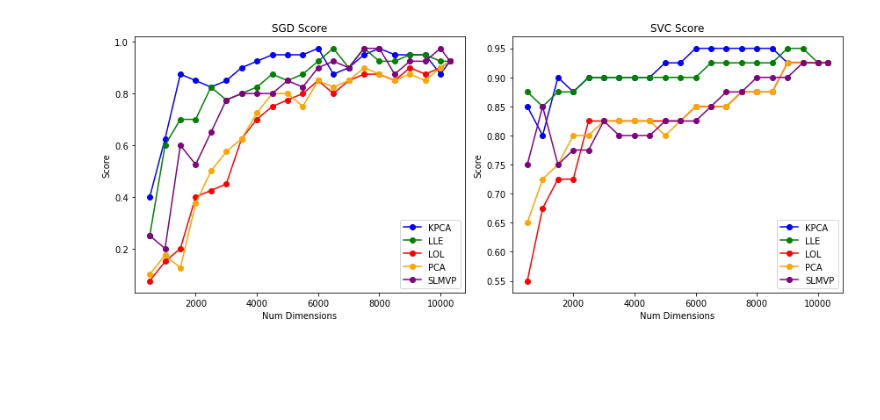
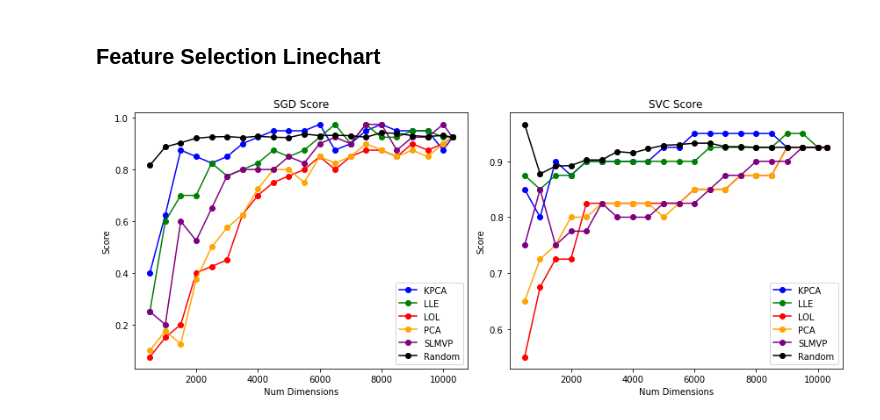
Before and after one commit to miguelangel43/xai-dimensionality-reduction-paper, a Jupyter notebook: notebooks/02.4-orl_feature_selection.ipynb, the cells around one changed output. Drawn from its saved outputs; the diff is of its cells as text; code cells hidden in the pictures; blank space fills up the shorter version.

Commit message:
add random to linechart

```diff
--- a/notebooks/02.4-orl_feature_selection.ipynb
+++ b/notebooks/02.4-orl_feature_selection.ipynb
@@ -70,42 +70,52 @@ scores_df = scores_df[['Dim Technique', 'Num Dimensions', 'SGD Score', 'SVC Scor
 
 # Save scores as CSV
 scores_df.to_csv(os.path.dirname(os.getcwd()) + f'/results/feature_selection/{dataset_name}_scores.csv')
+# %% [markdown]
+## Feature Selection Linechart
 # %%
 import matplotlib.pyplot as plt
 
-# Assuming you have scores_df DataFrame already
-scores_df = pd.read_csv(os.path.dirname(os.getcwd()) + f'/results/feature_selection/{dataset_name}_scores.csv')
+# Read scores
+scores_df = pd.read_csv(os.path.dirname(os.getcwd()) + f'/results/feature_selection/{dataset_name}_scores.csv', index_col=0)
+
+# Read random scores
+scores_random_df = pd.read_csv(os.path.dirname(os.getcwd()) + f'/results/feature_selection/{dataset_name}_scores_random.csv')
+
+# Concatenate scores with random scores
+scores_random_df['Dim Technique'] = 'Random'
+scores_random_df = scores_random_df[['Dim Technique', 'Num Dimensions', 'SGD Score', 'SVC Score']]
+scores_df = pd.concat([scores_df, scores_random_df])
 
 # Define a colormap for different techniques
-technique_colors = {'KPCA': 'blue', 'LLE': 'green', 'LOL': 'red', 'PCA': 'orange', 'SLMVP': 'purple'}
+technique_colors = {'KPCA': 'blue', 'LLE': 'green', 'LOL': 'red', 'PCA': 'orange', 'SLMVP': 'purple', 'Random': 'black'}
 
 # Create two subplots side by side
 fig, axs = plt.subplots(1, 2, figsize=(12, 5))
 
 # Plot for SGD Score
 for technique, color in technique_colors.items():
     subset_df = scores_df[scores_df['Dim Technique'] == technique]
     axs[0].plot(subset_df['Num Dimensions'], subset_df['SGD Score'], marker='o', linestyle='-', color=color, label=technique)
 
 axs[0].set_title('SGD Score')
 axs[0].set_xlabel('Num Dimensions')
 axs[0].set_ylabel('Score')
 axs[0].legend()
 
 # Plot for SVC Score
 for technique, color in technique_colors.items():
     subset_df = scores_df[scores_df['Dim Technique'] == technique]
     axs[1].plot(subset_df['Num Dimensions'], subset_df['SVC Score'], marker='o', linestyle='-', color=color, label=technique)
 
 axs[1].set_title('SVC Score')
 axs[1].set_xlabel('Num Dimensions')
 axs[1].set_ylabel('Score')
 axs[1].legend()
 
 # Adjust layout
 plt.tight_layout()
 
 # Show the plots
 plt.show()
 # %% [output]
-[figure, old version]
+[figure, new version]
```
Also changed, not shown: 1 other file.
